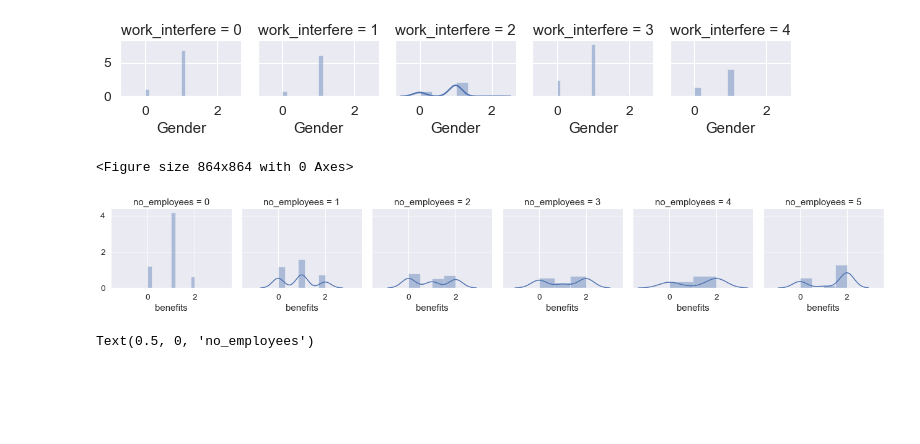
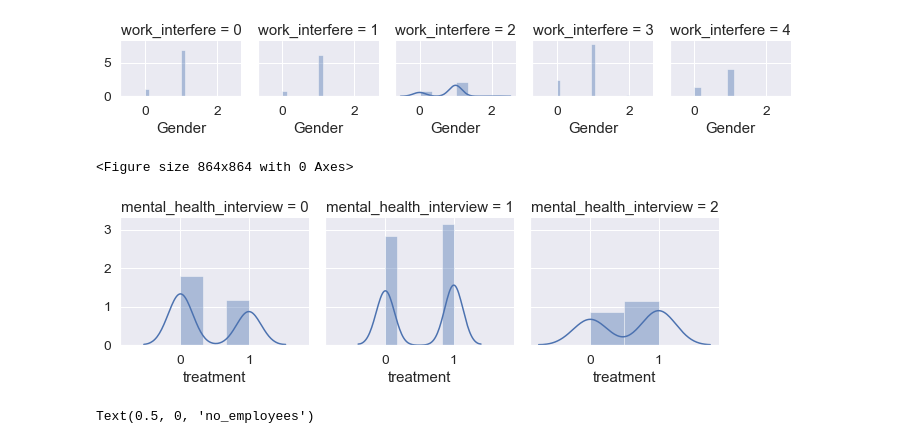
Before and after one commit to ml-en-action/kaggle-mental-health-in-tech-survey, a Jupyter notebook: Mental_Health.ipynb, the cells around one changed output. Cells and saved outputs as stored; diff of their text form; code cells hidden in the pictures; blank space fills up the shorter version.

```diff
--- a/Mental_Health.ipynb
+++ b/Mental_Health.ipynb
@@ -73,6 +116,7 @@ numFeat = ["Age"]
 strFeat = [
     "Gender",
     "Country",
+    "state",
     "self_employed",
     "family_history",
     "treatment",
@@ -104,6 +148,8 @@ for item in data:
         data[item] = data[item].fillna(defaultStr)
     elif item in fltFeat:
         data[item] = data[item].fillna(defaultFl)
+    else:
+        print("error with", item, type(item))
 # %%
 data.head(5)
 # %% [output]
@@ -308,24 +355,28 @@ Categories (4, object): ['0-20' < '21-30' < '31-65' < '66-100']
 labels = {}  # to hold labels
 
 for item in data:
-    lep = preprocessing.LabelEncoder()
-    lep.fit(data[item])
-    mapping = dict(zip(lep.classes_, lep.transform(lep.classes_)))
+    if item != "state":
+        lep = preprocessing.LabelEncoder()
+        lep.fit(data[item])
+        mapping = dict(zip(lep.classes_, lep.transform(lep.classes_)))
 
-    data[item] = lep.transform(data[item])
+        data[item] = lep.transform(data[item])
 
-    # get the labels
-    key = "label_" + item
-    value = [*mapping]
-    labels[key] = value
+        # get the labels
+        key = "label_" + item
+        value = [*mapping]
+        labels[key] = value
 
-    print(key)
-    print(lep.classes_)
-    print(lep.transform(lep.classes_))
+        print("*********************************")
+        print(key)
+        print(lep.classes_)
+        print("*******************")
+        print(lep.transform(lep.classes_))
+
 
 # for key, value in labels.items():
 # print(key, value)
 
 
-data.head()
+data.head(10)
 # %% [output]
@@ -390,6 +446,9 @@ mental_health_interview        0      0.0
 phys_health_interview          0      0.0
 mental_vs_physical             0      0.0
 Age                            0      0.0
+# %%
+# Cleaning the data by dropping unnecessary columns
+data = data.drop(["Age"], axis=1)
 # %%
 # covariance
 mat = data.corr()
@@ -485,11 +551,11 @@ g = g.map(sns.distplot, "Gender")
 [figure]
 # %%
 plt.figure(figsize=(12, 12))
-g = sns.FacetGrid(data, col="no_employees", height=3)
-g = g.map(sns.distplot, "benefits")
+g = sns.FacetGrid(data, col="mental_health_interview", height=3)
+g = g.map(sns.distplot, "treatment")
 # %% [output]
 <Figure size 864x864 with 0 Axes>
-[figure, old version]
+[figure, new version]
 # %%
 plt.figure(figsize=(12, 8))
 sns.distplot(data["no_employees"], bins=6)
```
Also changed, not shown: parts of 28 cells of this notebook.
